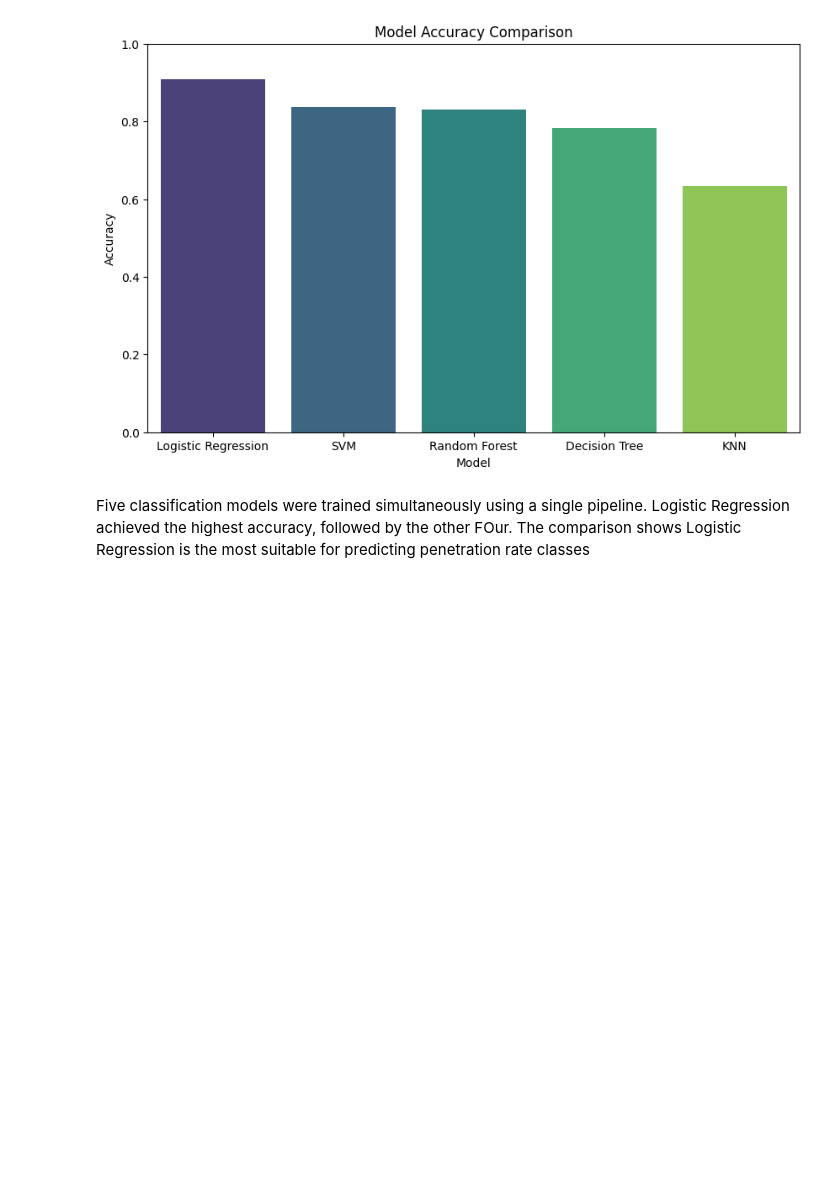
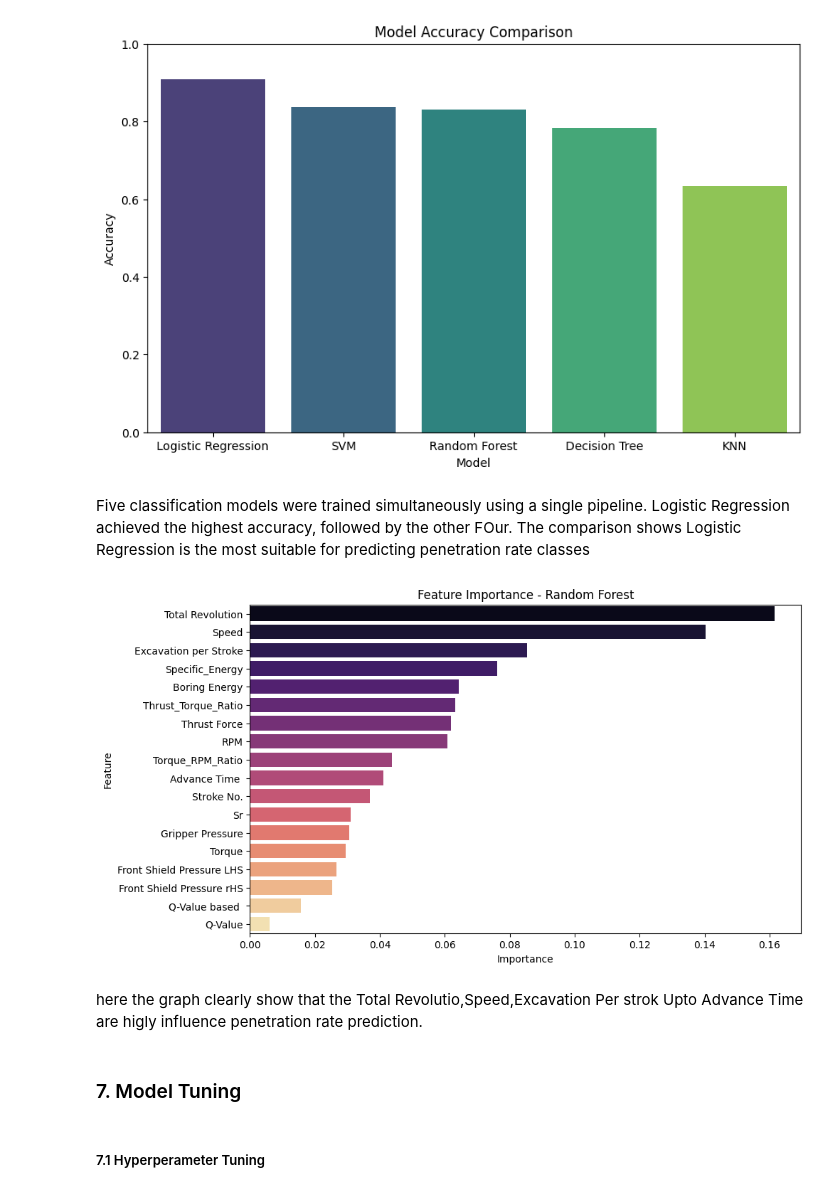
Before and after one commit to nomankhan0347893-web/mentorship-program-devsil, a Jupyter notebook: week_6_pro.ipynb, the cells around one changed output. Cells and saved outputs as stored; diff of their text form; code cells hidden in the pictures; blank space fills up the shorter version.

```diff
--- a/week_6_pro.ipynb
+++ b/week_6_pro.ipynb
@@ -798,3 +983,24 @@ plt.show()
 [figure]
 # %% [markdown]
 Five classification models were trained simultaneously using a single pipeline. Logistic Regression achieved the highest accuracy, followed by the other FOur. The comparison shows Logistic Regression is the most suitable for predicting penetration rate classes
+# %%
+# Feature importance
+# For tree-based models like Random Forest, we can directly get feature importance. For others, we can use permutation importance or SHAP values, but here we'll just show the feature importance for Random Forest as an example.
+importances = models['Random Forest'].feature_importances_
+feat_importance = pd.DataFrame({
+    'Feature': x.columns,
+    'Importance': importances
+}).sort_values(by='Importance', ascending=False)
+
+plt.figure(figsize=(10,6))
+sns.barplot(x='Importance', y='Feature', data=feat_importance, palette="magma")
+plt.title("Feature Importance - Random Forest")
+plt.show()
+# %% [output]
+[figure, added]
+# %% [markdown]
+here the graph clearly show that the Total Revolutio,Speed,Excavation Per strok Upto Advance Time are higly influence penetration rate prediction.
+# %% [markdown]
+### 7. Model Tuning
+# %% [markdown]
+##### 7.1 Hyperperameter Tuning
```
Also changed, not shown: parts of 29 cells of this notebook.
